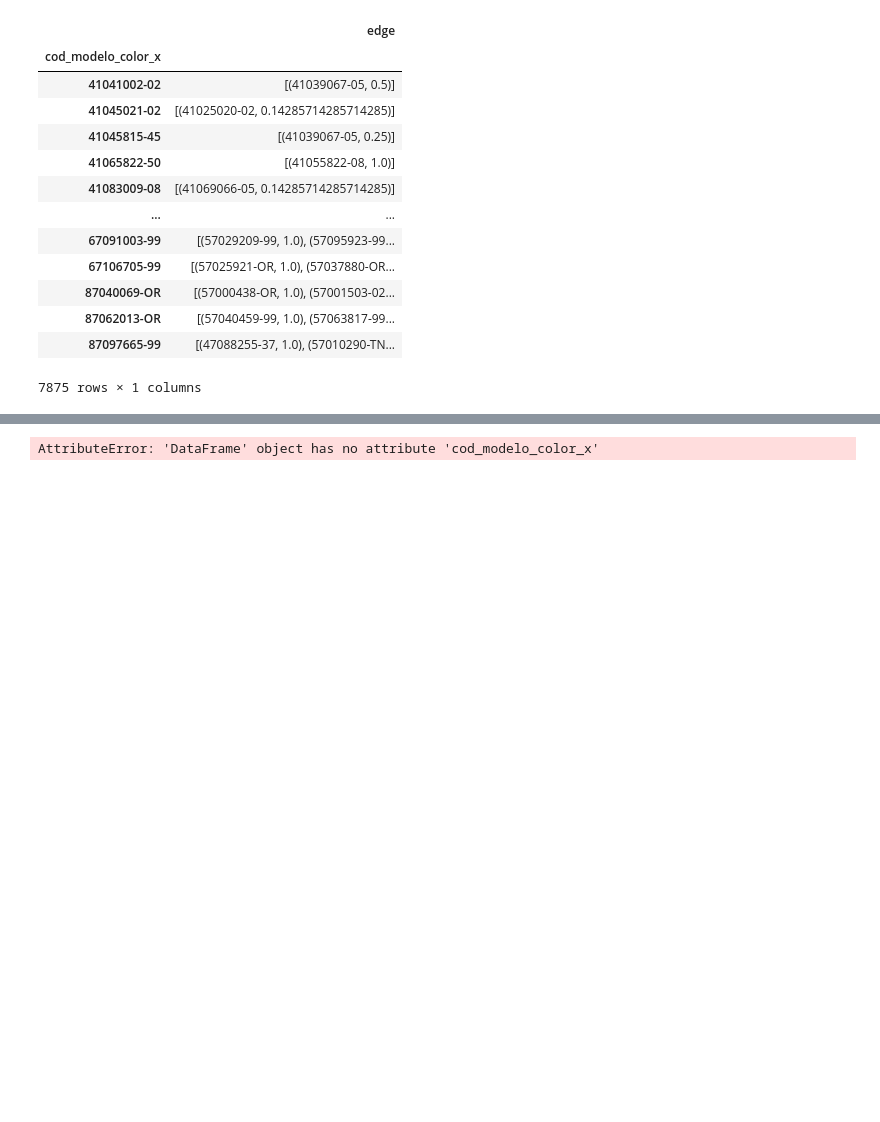
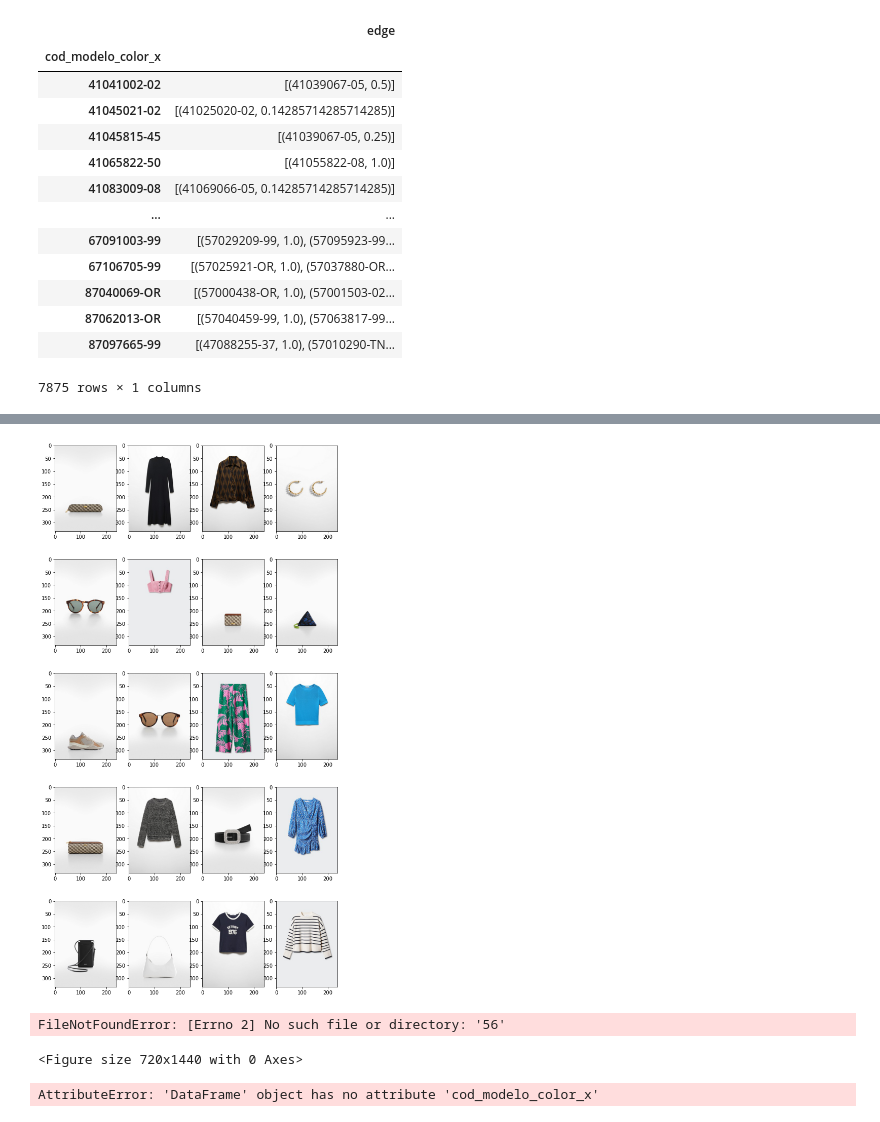
Before and after one commit to pauamargant/Datathon_fme_2023, a Jupyter notebook: postive_examples.ipynb, the cells around one changed output, grey strips where cells are left out. Cells and saved outputs as stored; diff of their text form; code cells hidden in the pictures; blank space fills up the shorter version.

```diff
--- a/postive_examples.ipynb
+++ b/postive_examples.ipynb
@@ -89,0 +111,23 @@ print(len(communities))
+# %%
+def display_images(paths):
+    fig=plt.figure(figsize=(10, 20))
+    columns = 4
+    rows = 5
+    for i in range(1, min(columns*rows +1, len(paths)+1)):
+        img = plt.imread(paths[i-1][9:])
+        fig.add_subplot(rows, columns, i)
+        plt.imshow(img)
+    plt.show()
+# %%
+#create a function that given a cod_modelo_color, returns the path to the image
+def get_image_path(cod_modelo_color):
+    return product_data[product_data['cod_modelo_color'] == cod_modelo_color]['des_filename'].values[0]
+# %%
+#access the first community
+community = communities[43]
+# %%
+#unpack the community
+cods = []
+for item in community:
+    cods.append(item)
+cods
@@ -90,3 +152,12 @@ print(len(communities))
+# %%
+display_images([get_image_path(cod) for cod in cods])
+# %% [output]
+[figure, added]
+# %%
+display_images(cods)
+# %% [output]
+FileNotFoundError: [Errno 2] No such file or directory: '56'
+<Figure size 720x1440 with 0 Axes>
 # %%
 compatibilities = dict(zip(merged_df.cod_modelo_color_x, merged_df.cod_modelo_color_y))
 
```
Also changed, not shown: parts of 5 cells of this notebook.
